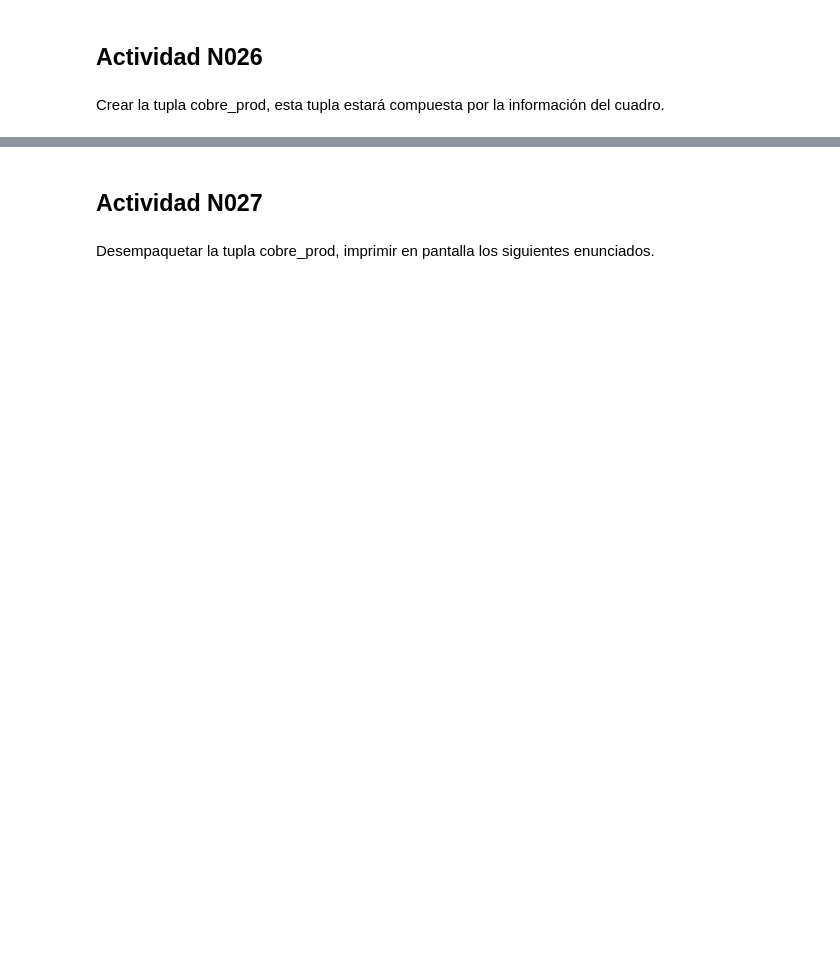
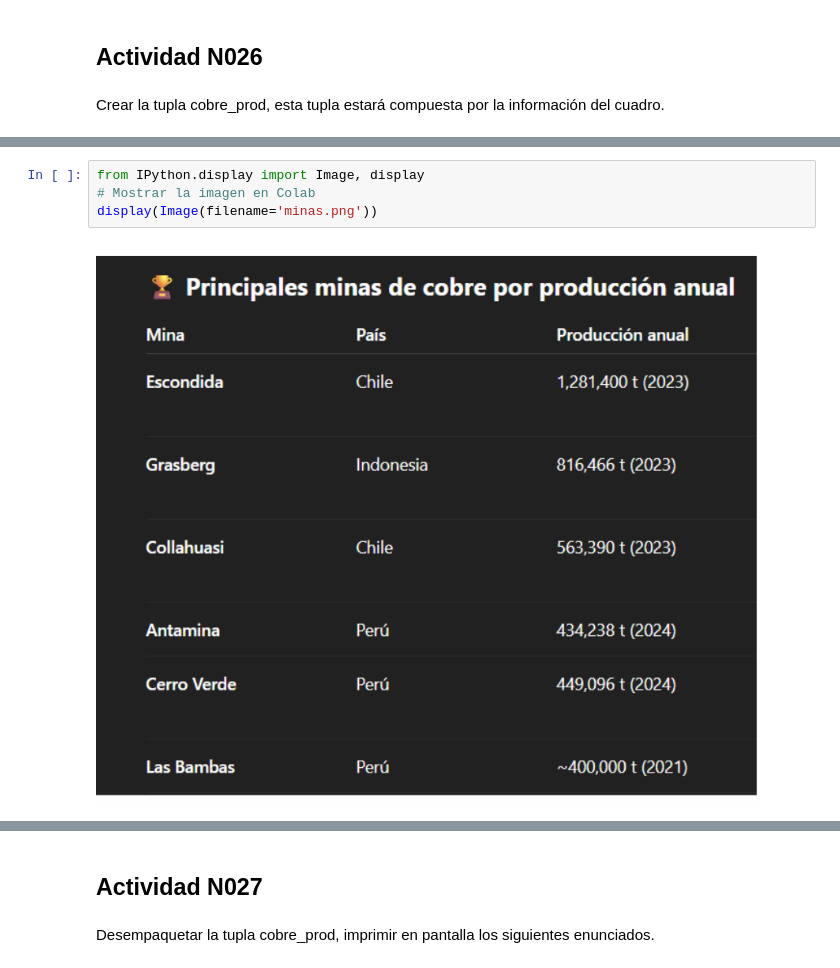
Before and after one commit to JorgePeje/test-python-utec, a Jupyter notebook: Programacion-Python-Utec/modulo2_estructurasdatossecuenciales/SESION13/[3]_Progama_Python_UTEC_Sesion03_Tuplas.ipynb, the cells around one changed output, grey strips where cells are left out. Cells and saved outputs as stored; diff of their text form; blank space fills up the shorter version.

```diff
--- a/Programacion-Python-Utec/modulo2_estructurasdatossecuenciales/SESION13/[3]_Progama_Python_UTEC_Sesion03_Tuplas.ipynb
+++ b/Programacion-Python-Utec/modulo2_estructurasdatossecuenciales/SESION13/[3]_Progama_Python_UTEC_Sesion03_Tuplas.ipynb
@@ -139,0 +310,6 @@ Crear la tupla cobre_prod, esta tupla estará compuesta por la información del
+# %%
+from IPython.display import Image, display
+# Mostrar la imagen en Colab
+display(Image(filename='minas.png'))
+# %% [output]
+[figure, added]
```
Also changed, not shown: parts of 43 cells of this notebook.
